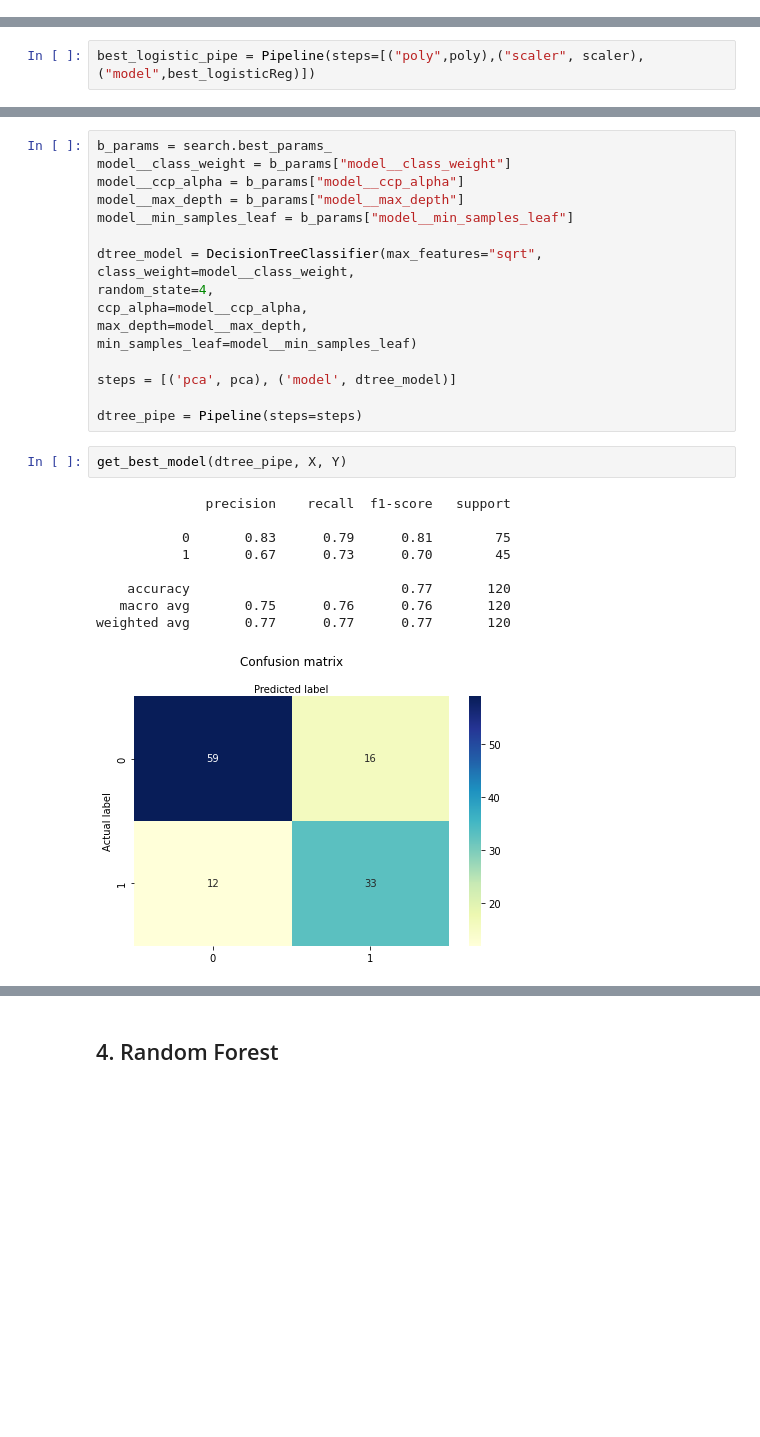
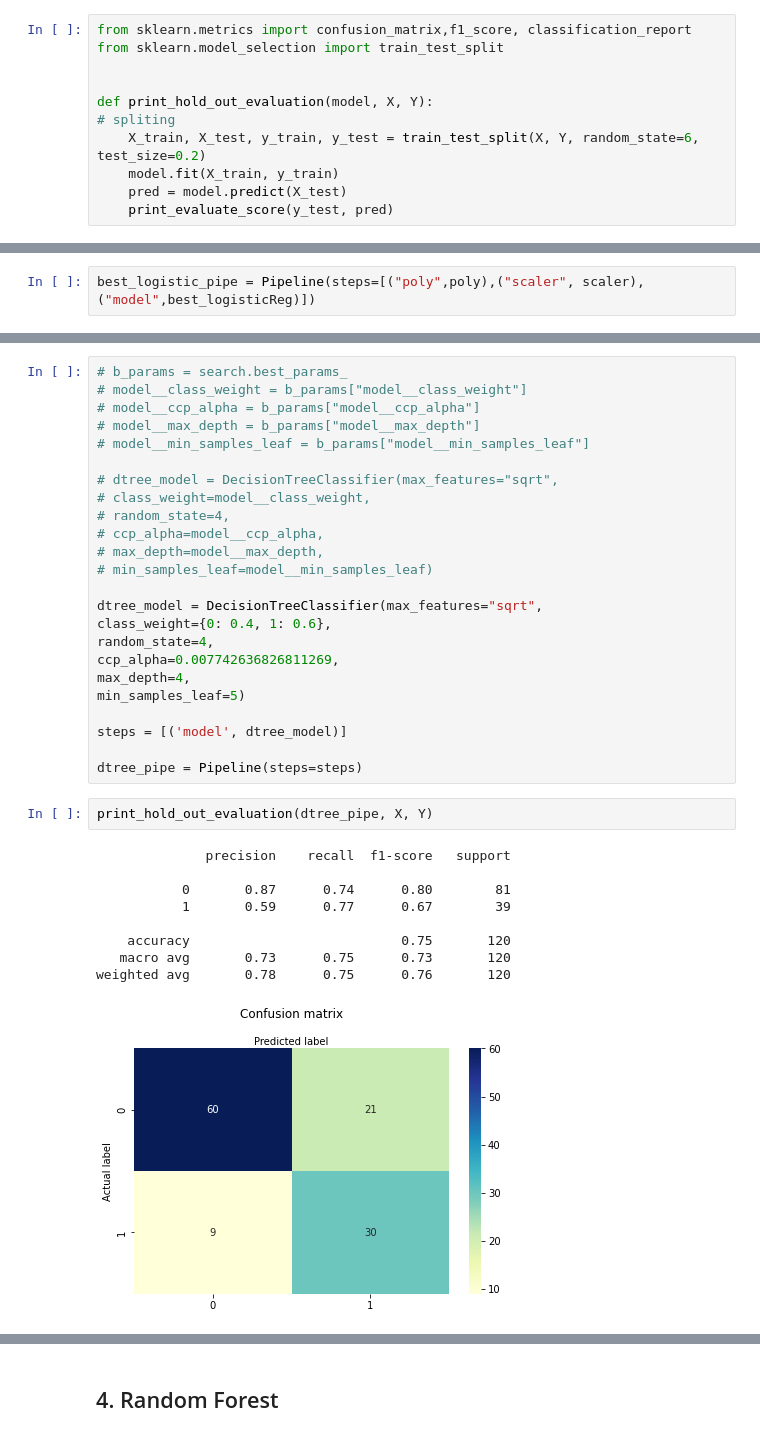
Before and after one commit to nilvng/COSC2573-ML, a Jupyter notebook: A1/a1_main.ipynb, the cells around one changed output, grey strips where cells are left out. Cells and saved outputs as stored; diff of their text form; blank space fills up the shorter version.

```diff
--- a/A1/a1_main.ipynb
+++ b/A1/a1_main.ipynb
@@ -196,3 +240,14 @@ def get_best_model(model, trainX, trainY):
+# %%
+from sklearn.metrics import confusion_matrix,f1_score, classification_report
+from sklearn.model_selection import train_test_split
+
+
+def print_hold_out_evaluation(model, X, Y):
+# spliting
+    X_train, X_test, y_train, y_test = train_test_split(X, Y, random_state=6, test_size=0.2)
+    model.fit(X_train, y_train)
+    pred = model.predict(X_test)
+    print_evaluate_score(y_test, pred)
 # %% [markdown]
 ## 1. Logistic Regression
 # %%
@@ -320,32 +364,39 @@ Best parameter (CV score=0.741):
 # %%
-b_params = search.best_params_
-model__class_weight = b_params["model__class_weight"]
-model__ccp_alpha = b_params["model__ccp_alpha"]
-model__max_depth = b_params["model__max_depth"]
-model__min_samples_leaf = b_params["model__min_samples_leaf"]
+# b_params = search.best_params_
+# model__class_weight = b_params["model__class_weight"]
+# model__ccp_alpha = b_params["model__ccp_alpha"]
+# model__max_depth = b_params["model__max_depth"]
+# model__min_samples_leaf = b_params["model__min_samples_leaf"]
+
+# dtree_model = DecisionTreeClassifier(max_features="sqrt",
+# class_weight=model__class_weight,
+# random_state=4,
+# ccp_alpha=model__ccp_alpha,
+# max_depth=model__max_depth,
+# min_samples_leaf=model__min_samples_leaf)
 
 dtree_model = DecisionTreeClassifier(max_features="sqrt",
-class_weight=model__class_weight,
+class_weight={0: 0.4, 1: 0.6},
 random_state=4,
-ccp_alpha=model__ccp_alpha,
-max_depth=model__max_depth,
-min_samples_leaf=model__min_samples_leaf)
+ccp_alpha=0.007742636826811269,
+max_depth=4,
+min_samples_leaf=5)
 
-steps = [('pca', pca), ('model', dtree_model)]
+steps = [('model', dtree_model)]
 
 dtree_pipe = Pipeline(steps=steps)
 # %%
-get_best_model(dtree_pipe, X, Y)
+print_hold_out_evaluation(dtree_pipe, X, Y)
 # %% [output]
               precision    recall  f1-score   support
 
-           0       0.83      0.79      0.81        75
-           1       0.67      0.73      0.70        45
+           0       0.87      0.74      0.80        81
+           1       0.59      0.77      0.67        39
 
-    accuracy                           0.77       120
-   macro avg       0.75      0.76      0.76       120
-weighted avg       0.77      0.77      0.77       120
+    accuracy                           0.75       120
+   macro avg       0.73      0.75      0.73       120
+weighted avg       0.78      0.75      0.76       120
-[figure, old version]
+[figure, new version]
 # %%
 print_cross_validate(dtree_pipe)
 # %% [output]
```
Also changed, not shown: parts of 31 cells of this notebook.
